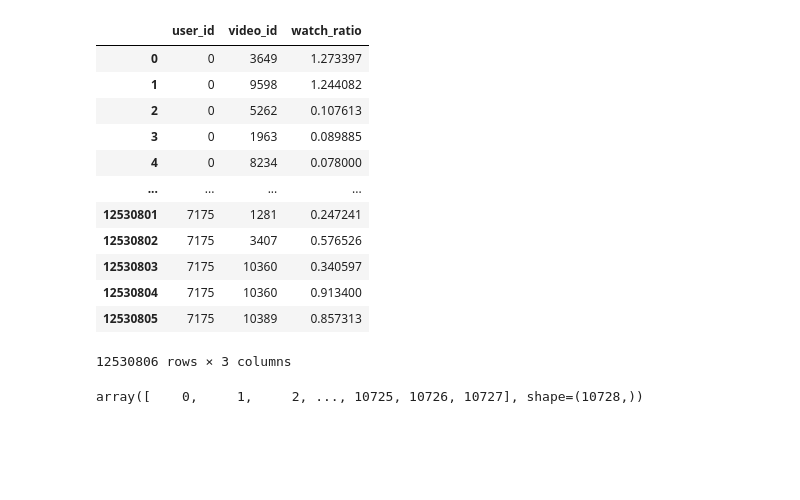
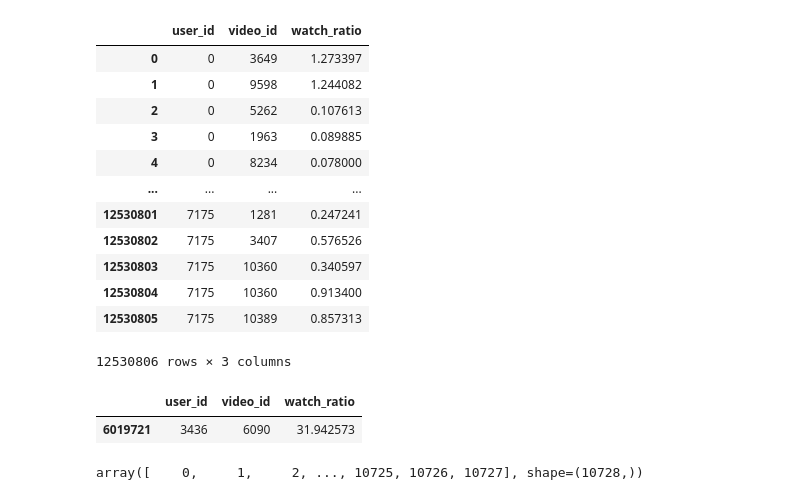
Before and after one commit to sulaychaudhry/deep-linear-bandits, a Jupyter notebook: dev-notebooks/dev 17.02.ipynb, the cells around one changed output. Saved outputs shown, nothing was run; the diff lists cells and outputs as text; code cells hidden in the pictures; blank space fills up the shorter version.

```diff
--- a/dev-notebooks/dev 17.02.ipynb
+++ b/dev-notebooks/dev 17.02.ipynb
@@ -25,6 +25,11 @@ big_matrix
 | 12530804 | 7175 | 10360 | 0.913400 |
 | 12530805 | 7175 | 10389 | 0.857313 |
 12530806 rows × 3 columns
+# %%
+big_matrix[(big_matrix.user_id==3436) & (big_matrix.video_id==6090)]
+# %% [output]
+|  | user_id | video_id | watch_ratio |
+| 6019721 | 3436 | 6090 | 31.942573 |
 # %%
 np.sort(big_matrix['video_id'].unique())
 # %% [output]
```
Also changed, not shown: parts of 1 cell of this notebook, 2 other files.
